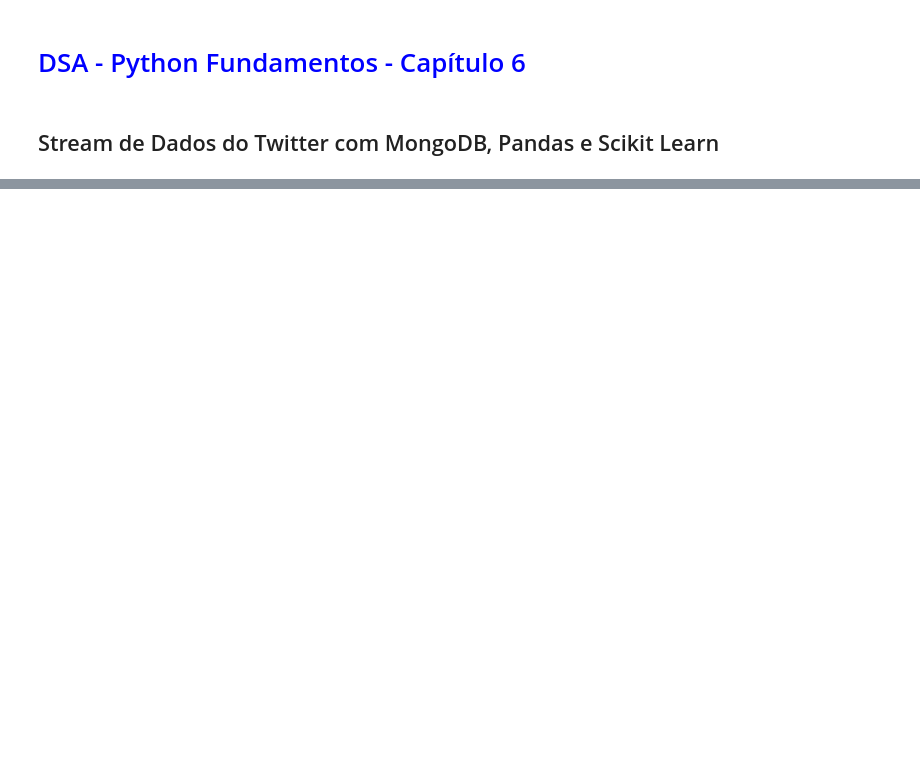
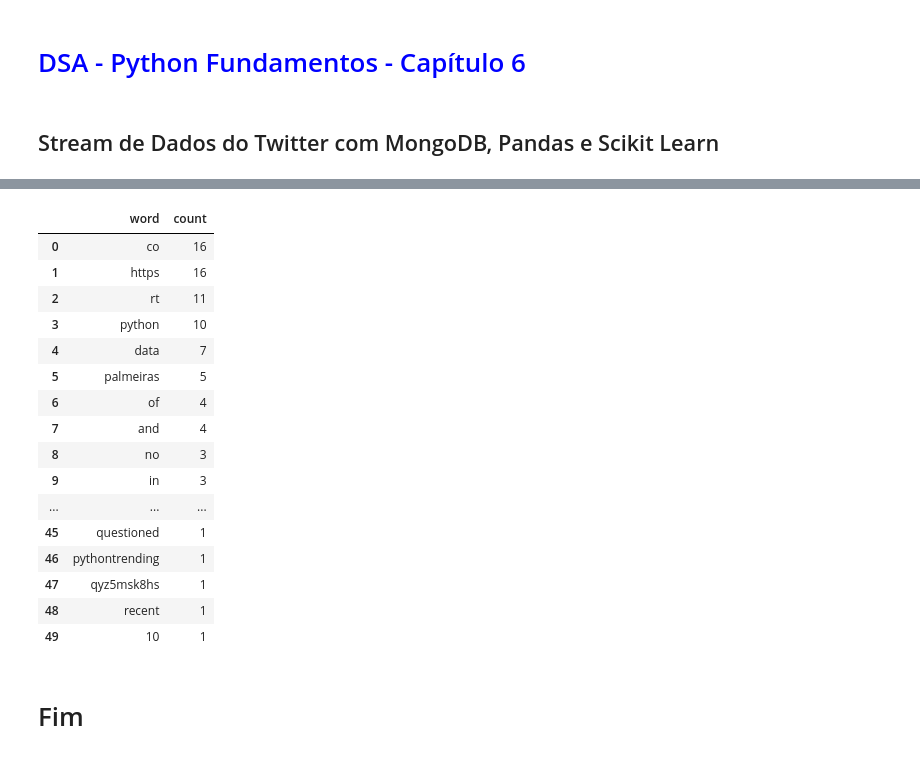
Before and after one commit to sergioadsf/dsa-python-fundamentos-analise_dados, a Jupyter notebook: capitulo6/DSA-Python-Capítulo6-Stream de Dados do Twitter com MongoDB, Pandas e Scikit Learn.ipynb, the cells around one changed output, grey strips where cells are left out. Saved outputs shown, nothing was run; the diff lists cells and outputs as text; code cells hidden in the pictures; blank space fills up the shorter version.

```diff
--- a/capitulo6/DSA-Python-Capítulo6-Stream de Dados do Twitter com MongoDB, Pandas e Scikit Learn.ipynb
+++ b/capitulo6/DSA-Python-Capítulo6-Stream de Dados do Twitter com MongoDB, Pandas e Scikit Learn.ipynb
@@ -55,0 +111,26 @@ mystream.filter(track=keywords)
+# %%
+# Contando o número de ocorrências das principais palavras em nosso dataset
+word_count = pd.DataFrame(cv.get_feature_names(), columns=['word'])
+word_count['count'] = count_matrix.sum(axis=0).tolist()[0]
+word_count = word_count.sort_values("count", ascending=False).reset_index(drop=True)
+word_count[:50]
+# %% [output]
+|  | word | count |
+| 0 | co | 16 |
+| 1 | https | 16 |
+| 2 | rt | 11 |
+| 3 | python | 10 |
+| 4 | data | 7 |
+| 5 | palmeiras | 5 |
+| 6 | of | 4 |
+| 7 | and | 4 |
+| 8 | no | 3 |
+| 9 | in | 3 |
+| ... | ... | ... |
+| 45 | questioned | 1 |
+| 46 | pythontrending | 1 |
+| 47 | qyz5msk8hs | 1 |
+| 48 | recent | 1 |
+| 49 | 10 | 1 |
+# %% [markdown]
+# Fim
```
Also changed, not shown: parts of 11 cells of this notebook, 16 other files.
